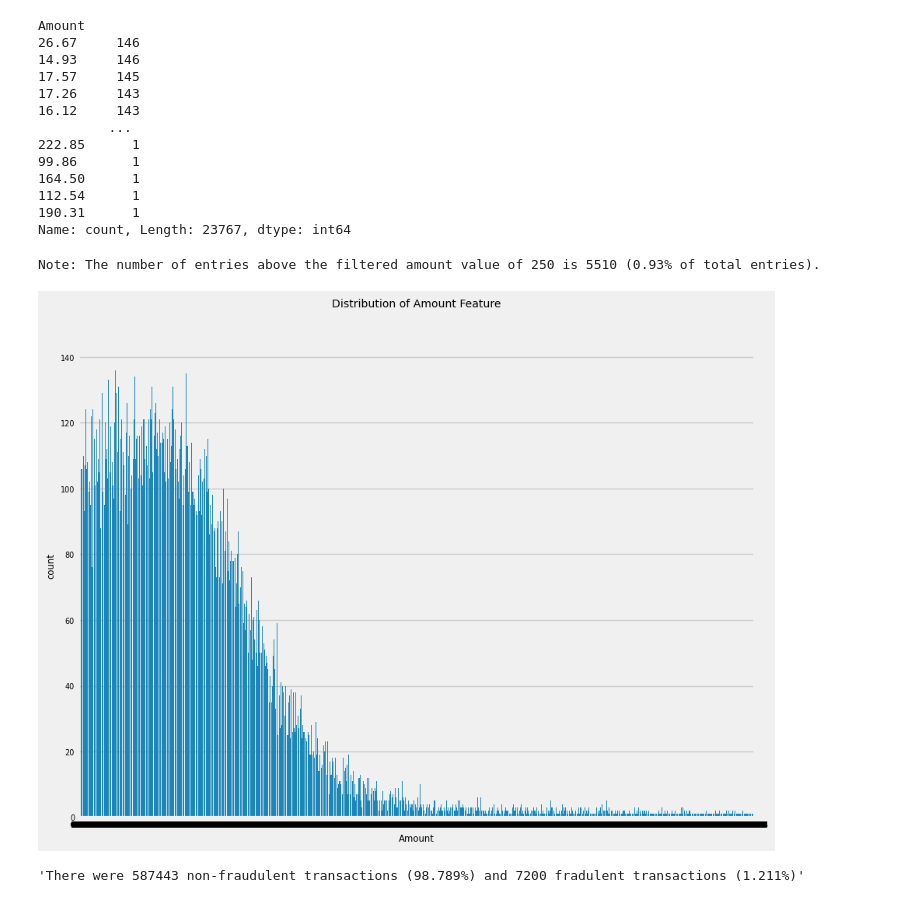
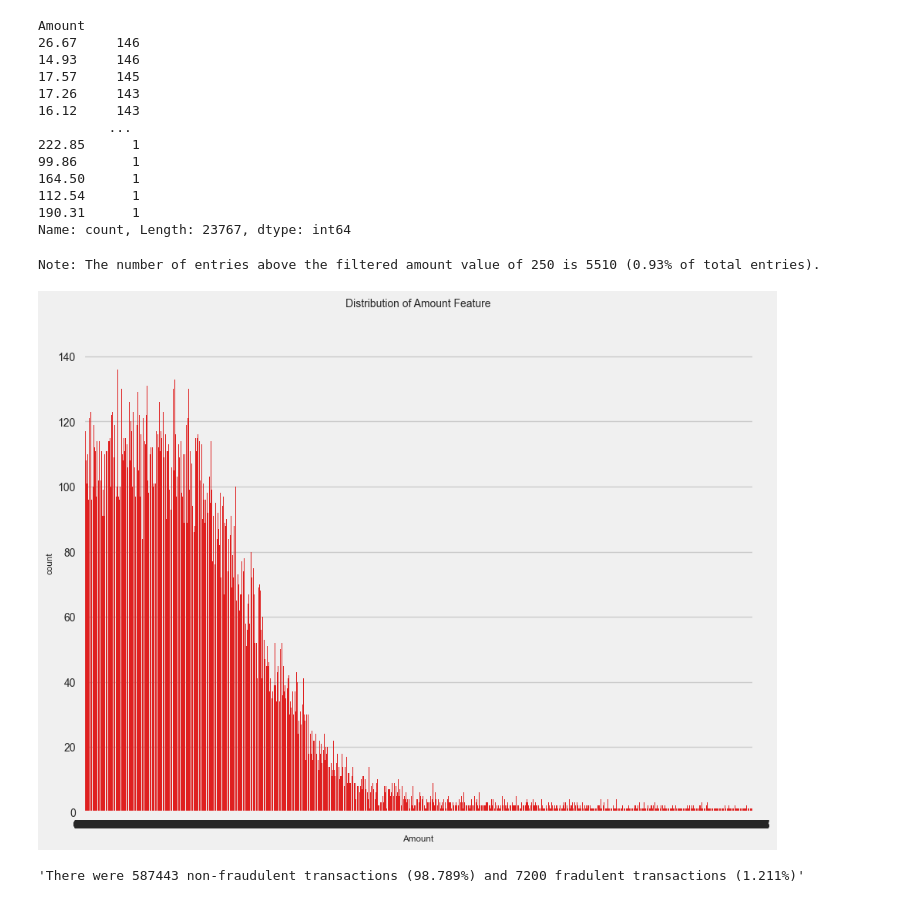
Before and after one commit to AndrewTran03/CS5805-ML1-FinalProject, a Jupyter notebook: blog-posts/Financial-Institution-Fraud-Detection-Analysis-Blog-Post/Financial-Institution-Fraud-Detection-Analysis-Blog-Post.ipynb, the cells around one changed output. Cells and saved outputs as stored; diff of their text form; code cells hidden in the pictures.

```diff
--- a/blog-posts/Financial-Institution-Fraud-Detection-Analysis-Blog-Post/Financial-Institution-Fraud-Detection-Analysis-Blog-Post.ipynb
+++ b/blog-posts/Financial-Institution-Fraud-Detection-Analysis-Blog-Post/Financial-Institution-Fraud-Detection-Analysis-Blog-Post.ipynb
@@ -397,7 +410,8 @@ TimeStep
 1      2424
 Name: count, Length: 180, dtype: int64
 # %%
-plt.figure(figsize=(10,8))
+plt.figure(figsize=(10, 8))
+plt.rcParams["font.size"] = 7
 plt.title('Distribution of Time Feature')
 sns.countplot(x="TimeStep", data=df)
 # %% [output]
@@ -442,31 +456,19 @@ Name: count, Length: 23767, dtype: int64
 # %%
 amount_counts = df["Amount"].value_counts()
 amount_filter_value: float = 250.00
 df_amount_dist_display_sample = df[df["Amount"] <= amount_filter_value]
 num_entries_above_amount_filter_value = df[df["Amount"] > amount_filter_value].shape[0]
 perc_amount_above_amount_filter_value = (float(num_entries_above_amount_filter_value) / df.shape[0]) * 100
 print(f"Note: The number of entries above the filtered amount value of {int(amount_filter_value)} is {num_entries_above_amount_filter_value} \
 ({perc_amount_above_amount_filter_value:.2f}% of total entries).")
-plt.figure(figsize=(10,8))
+plt.figure(figsize=(10, 8))
+plt.rcParams["font.size"] = 7
 plt.title('Distribution of Amount Feature')
-# interval = 50
-# ax = plt.gca()
-# ax.xaxis.set_major_locator(ticker.MultipleLocator(base=interval))
-# custom_x_ticks = range(0, int(df_amount_dist_display_sample["Amount"].max()) + 1, 50)
-# custom_x_tick_labels = [str(tick) for tick in custom_x_ticks]
-# plt.xticks(custom_x_ticks, custom_x_tick_labels)
-# fig, ax = plt.subplots()
-# x_start, x_end = ax.get_xlim()
-# ax.xaxis.set_ticks(np.arange(x_start, x_end, 50))
-# ax.xaxis.set_major_formatter(ticker.FormatStrFormatter('%0.1f'))
-sns.countplot(x="Amount", data=df_amount_dist_display_sample)
-# ax = sns.countplot(x="Amount", data=df_amount_dist_display_sample)
-# interval = 50
-# ax.set_xticks(range(0, int(df_amount_dist_display_sample["Amount"].max()) + 1, interval))
+sns.countplot(x="Amount", data=df_amount_dist_display_sample, color="red")
 plt.show()
 # %% [output]
 Note: The number of entries above the filtered amount value of 250 is 5510 (0.93% of total entries).
-[figure, old version]
+[figure, new version]
 # %%
 counts_fraud_col = df["Fraud"].value_counts()
 normal_cases, fraud_cases = counts_fraud_col[0], counts_fraud_col[1]
```
Also changed, not shown: parts of 20 cells of this notebook.
